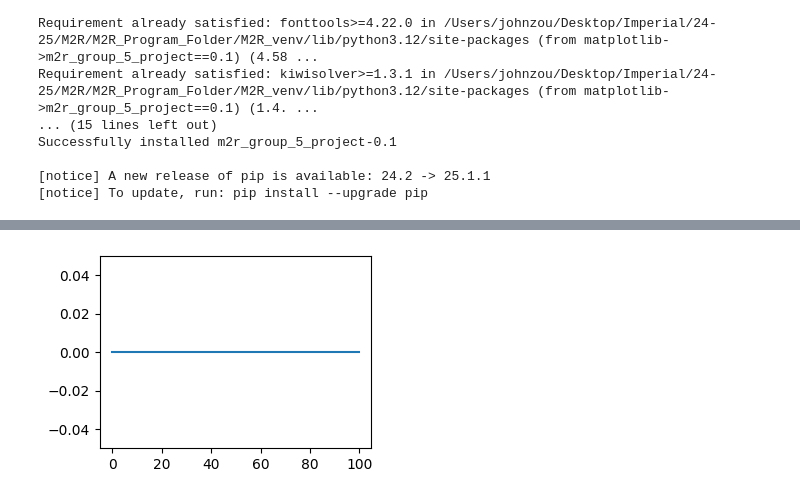
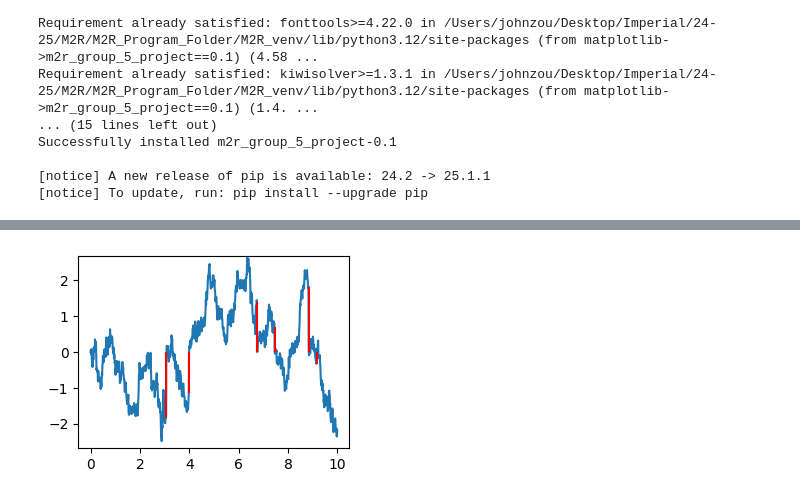
Before and after one commit to John-Zou-IC/M2R_Stochastic_Resetting, a Jupyter notebook: figures.ipynb, the cells around one changed output, grey strips where cells are left out. Cells and saved outputs as stored; diff of their text form; code cells hidden in the pictures.

Commit message:
Adding Markovian Resetting Simulation figure

```diff
--- a/figures.ipynb
+++ b/figures.ipynb
@@ -30,6 +30,6 @@ test_diffusion.plot_simulation(100, 0.1)
 # %%
-test_reset_diffusion = s.SingleDiffusionProcessMarkovR(0, 0, 1, 10)
+test_reset_diffusion = s.SingleDiffusionProcessMarkovR(0, 0, 1, 0.5)
 
-test_reset_diffusion.plot_simulation(100, 0.2)
+test_reset_diffusion.plot_simulation(10, 0.01)
 # %% [output]
-[figure, old version]
+[figure, new version]
```
Also changed, not shown: parts of 1 cell of this notebook.
